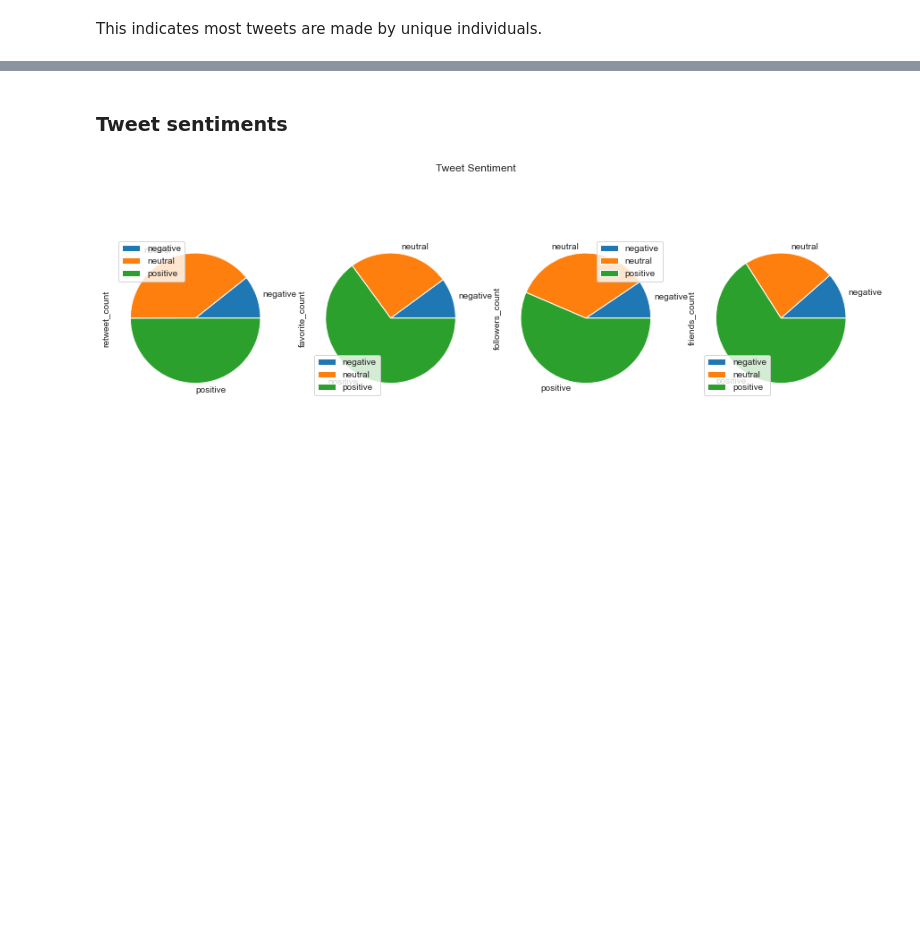
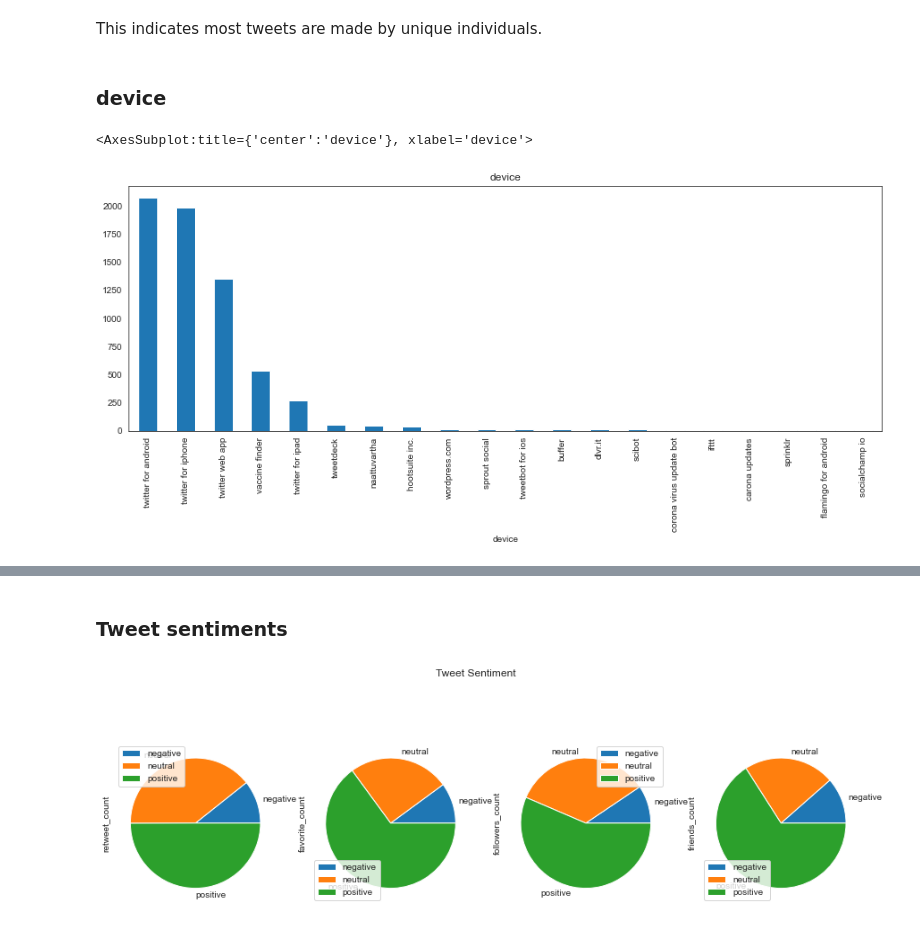
Before and after one commit to eandualem/Twitter-Data-Analysis, a Jupyter notebook: notebooks/preprocessing.ipynb, the cells around one changed output, grey strips where cells are left out. Drawn from its saved outputs; the diff is of its cells as text; code cells hidden in the pictures; blank space fills up the shorter version.

```diff
--- a/notebooks/preprocessing.ipynb
+++ b/notebooks/preprocessing.ipynb
@@ -307,0 +336,3 @@ This indicates the person who made 530 tweets is an outlier. Maybe we can drop t
+# %%
+twetter_device = tweets.groupby("device").size()
+twetter_device.nlargest(5)
@@ -480,2 +521,10 @@ twetter_users.value_counts()[:20].plot(
 # %% [markdown]
 This indicates most tweets are made by unique individuals.
+# %% [markdown]
+### device
+# %%
+twetter_device.nlargest(20).plot(
+    kind='bar', title='device', figsize=(15, 5))
+# %% [output]
+<AxesSubplot:title={'center':'device'}, xlabel='device'>
+[figure, added]
```
Also changed, not shown: parts of 24 cells of this notebook, 2 other files.
